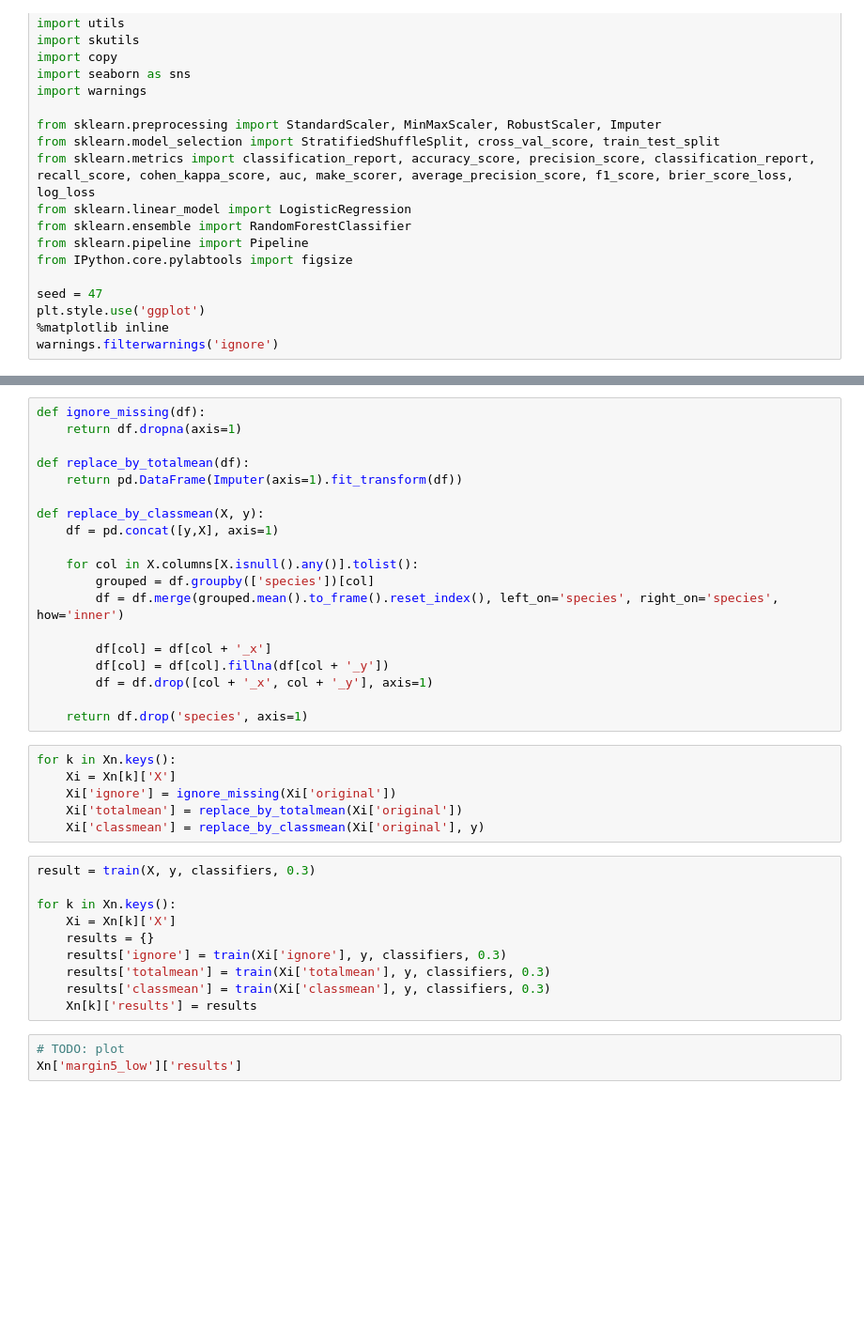
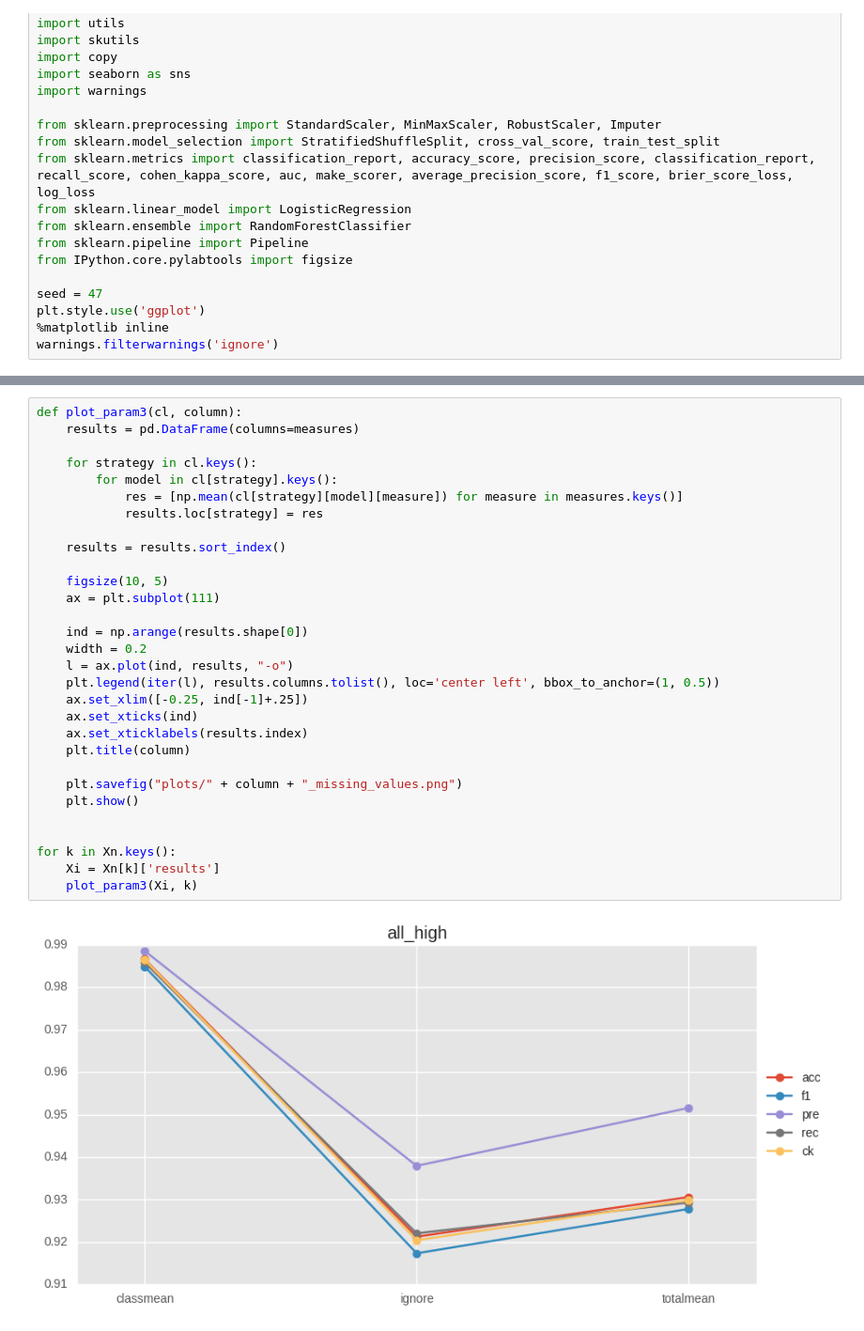
Before and after one commit to geoHeil/tuWienBusinessIntelligence, a Jupyter notebook: ue1/04_missing_values.ipynb, the cells around one changed output, grey strips where cells are left out. Shown at 94% size. Saved outputs shown, nothing was run; the diff lists cells and outputs as text; blank space fills up the shorter version.

Commit message:
Code für Missing Values fertiggestellt, Plots hinzugefügt

```diff
--- a/ue1/04_missing_values.ipynb
+++ b/ue1/04_missing_values.ipynb
@@ -198,38 +198,32 @@ Xn = {
-# %%
-def ignore_missing(df):
-    return df.dropna(axis=1)
-
-def replace_by_totalmean(df):
-    return pd.DataFrame(Imputer(axis=1).fit_transform(df))
-
-def replace_by_classmean(X, y):
-    df = pd.concat([y,X], axis=1)
-
-    for col in X.columns[X.isnull().any()].tolist():
-        grouped = df.groupby(['species'])[col]
-        df = df.merge(grouped.mean().to_frame().reset_index(), left_on='species', right_on='species', how='inner')
-
-        df[col] = df[col + '_x']
-        df[col] = df[col].fillna(df[col + '_y'])
-        df = df.drop([col + '_x', col + '_y'], axis=1)
-
-    return df.drop('species', axis=1)
-# %%
-for k in Xn.keys():
-    Xi = Xn[k]['X']
-    Xi['ignore'] = ignore_missing(Xi['original'])
-    Xi['totalmean'] = replace_by_totalmean(Xi['original'])
-    Xi['classmean'] = replace_by_classmean(Xi['original'], y)
-# %%
-result = train(X, y, classifiers, 0.3)
-
-for k in Xn.keys():
-    Xi = Xn[k]['X']
-    results = {}
-    results['ignore'] = train(Xi['ignore'], y, classifiers, 0.3)
-    results['totalmean'] = train(Xi['totalmean'], y, classifiers, 0.3)
-    results['classmean'] = train(Xi['classmean'], y, classifiers, 0.3)
-    Xn[k]['results'] = results
-# %%
-# TODO: plot
-Xn['margin5_low']['results']
+# %%
+def plot_param3(cl, column):
+    results = pd.DataFrame(columns=measures)
+
+    for strategy in cl.keys():
+        for model in cl[strategy].keys():
+            res = [np.mean(cl[strategy][model][measure]) for measure in measures.keys()]
+            results.loc[strategy] = res
+
+    results = results.sort_index()
+
+    figsize(10, 5)
+    ax = plt.subplot(111)
+
+    ind = np.arange(results.shape[0])
+    width = 0.2
+    l = ax.plot(ind, results, "-o")
+    plt.legend(iter(l), results.columns.tolist(), loc='center left', bbox_to_anchor=(1, 0.5))
+    ax.set_xlim([-0.25, ind[-1]+.25])
+    ax.set_xticks(ind)
+    ax.set_xticklabels(results.index)
+    plt.title(column)
+
+    plt.savefig("plots/" + column + "_missing_values.png")
+    plt.show()
+
+
+for k in Xn.keys():
+    Xi = Xn[k]['results']
+    plot_param3(Xi, k)
+# %% [output]
+[figure, added]
```
Also changed, not shown: parts of 8 cells of this notebook, 17 other files.
